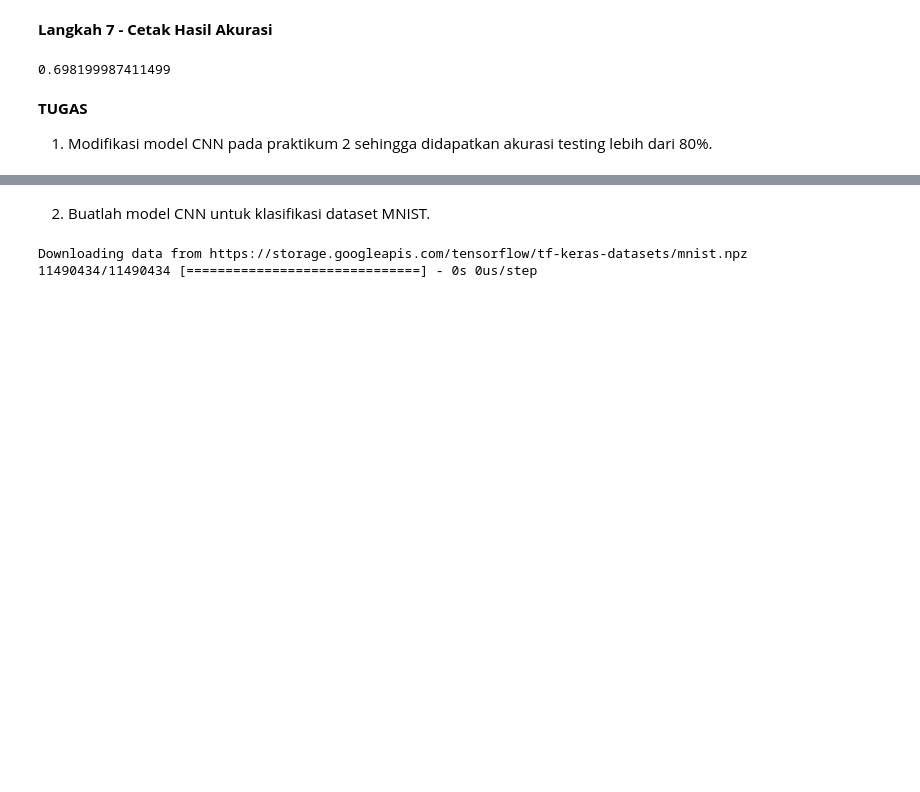
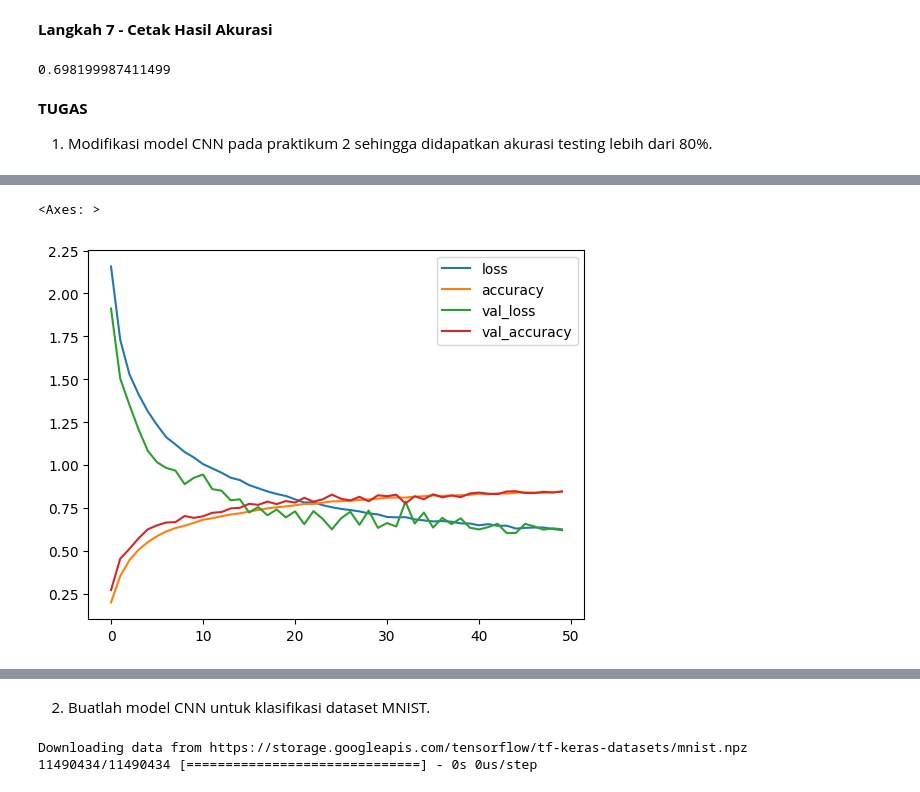
Before and after one commit to Farhanramazainn/FarhanR_MachLearn, a Jupyter notebook: FarhanR_MachLearn_Week11.ipynb, the cells around one changed output, grey strips where cells are left out. Cells and saved outputs as stored; diff of their text form; code cells hidden in the pictures; blank space fills up the shorter version.

```diff
--- a/FarhanR_MachLearn_Week11.ipynb
+++ b/FarhanR_MachLearn_Week11.ipynb
@@ -424,0 +397,8 @@ Akurasi: 81.83%
+# %%
+history = model.fit(
+    datagen.flow(X_train, y_train, batch_size=64),
+    steps_per_epoch=len(X_train) // 64,
+    epochs=50,
+    validation_data=(X_valid, y_valid),
+    verbose=1
+)
@@ -424,0 +427,5 @@ Akurasi: 81.83%
+# %%
+pd.DataFrame(history.history).plot()
+# %% [output]
+<Axes: >
+[figure, added]
```
Also changed, not shown: parts of 45 cells of this notebook.
